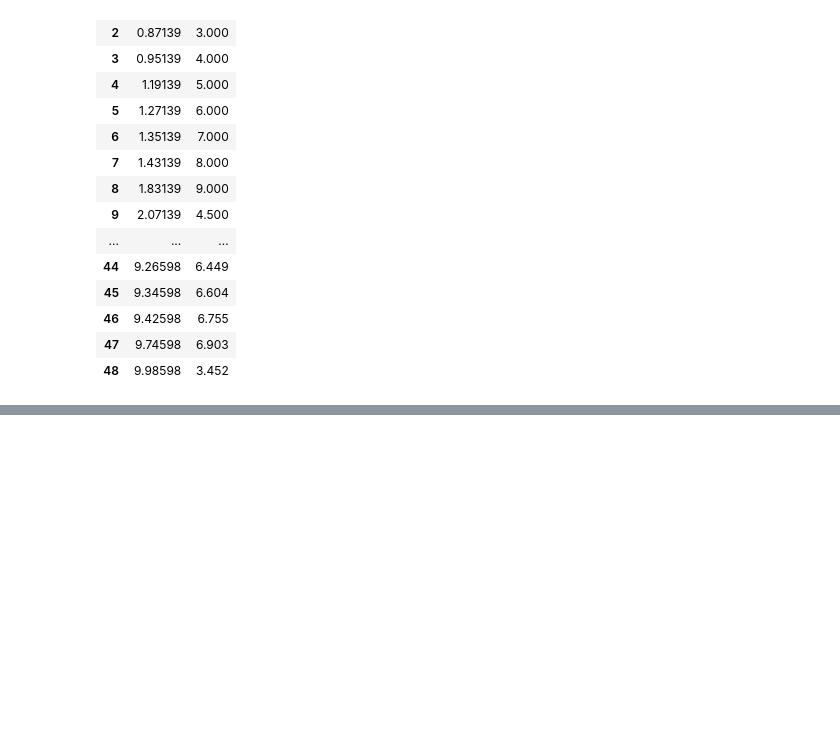
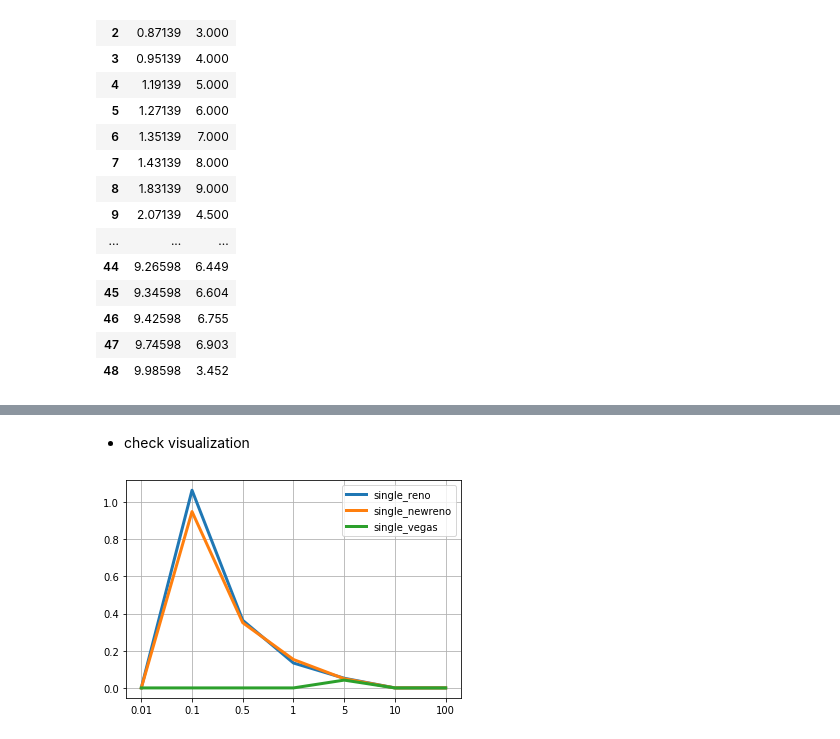
Before and after one commit to TakGlobus/class, a Jupyter notebook: networking/homework/practice/hw_test1/100_analysis_outputs.ipynb, the cells around one changed output, grey strips where cells are left out. Saved outputs shown, nothing was run; the diff lists cells and outputs as text; code cells hidden in the pictures; blank space fills up the shorter version.

```diff
--- a/networking/homework/practice/hw_test1/100_analysis_outputs.ipynb
+++ b/networking/homework/practice/hw_test1/100_analysis_outputs.ipynb
@@ -184,0 +287,6 @@ gp.p('pygnu.eps')
+# %%
+expdirname=[
+    "single_reno",
+    "single_newreno",
+    "single_vegas",
+]
@@ -184,0 +312,14 @@ gp.p('pygnu.eps')
+# %% [markdown]
+- check visualization
+# %%
+### drop rate
+plt.figure()
+for i in range(3):
+    x = [i for i in range(len(bandwidths))]
+    plt.plot(loss_rates[i, :], color='C{}'.format(i), label=expdirname[i], linewidth=3)
+    plt.xticks(x, bandwidths)
+plt.grid(True)
+plt.legend()
+plt.show()
+# %% [output]
+[figure, added]
```
Also changed, not shown: parts of 25 cells of this notebook, 1 other file.
